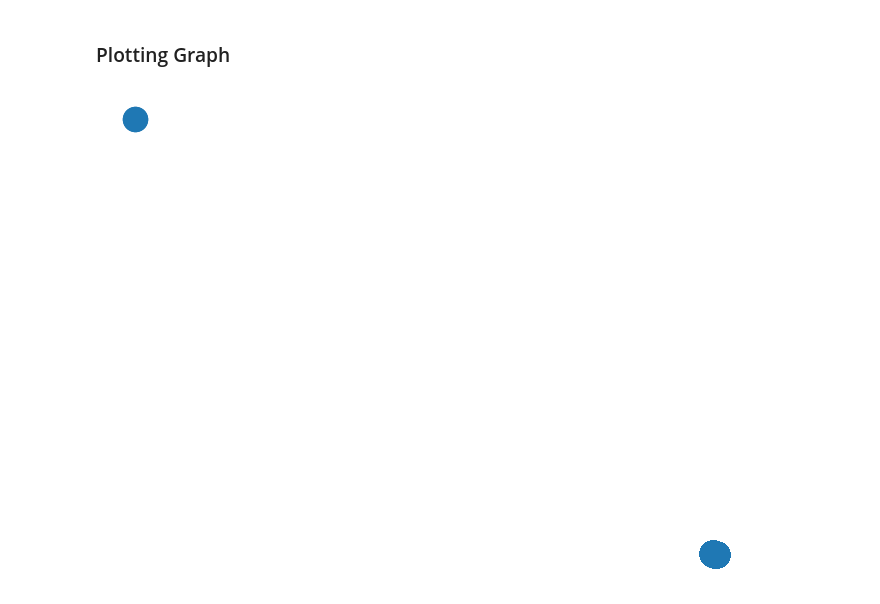
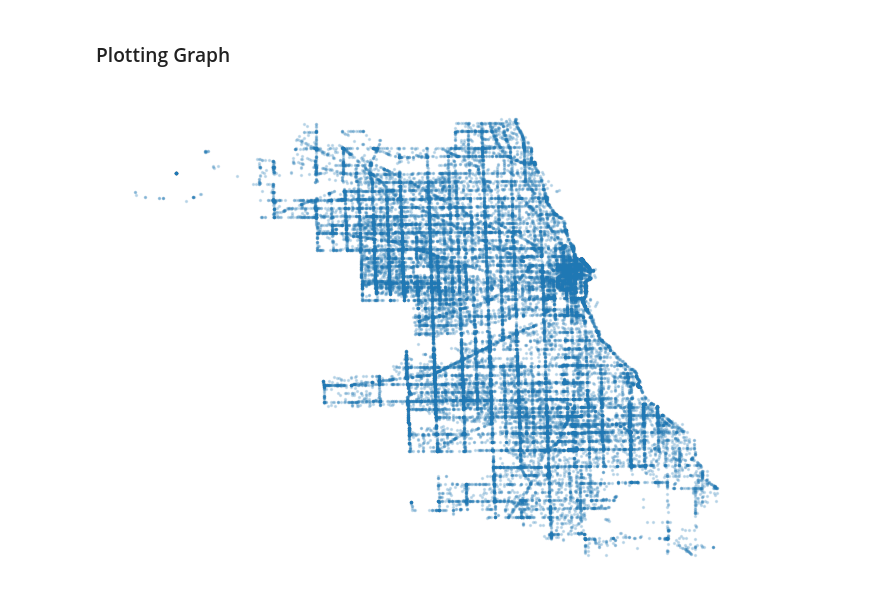
Before and after one commit to BlueOceanWave/CS579-Project-2, a Jupyter notebook: crashes_graph.ipynb, the cells around one changed output. Saved outputs shown, nothing was run; the diff lists cells and outputs as text; code cells hidden in the pictures.

```diff
--- a/crashes_graph.ipynb
+++ b/crashes_graph.ipynb
@@ -13,16 +13,12 @@ G = nx.Graph()
 # %%
-missing = 0
 df = pd.read_csv(file)
+added_nodes = 0
 for i in range(0, len(df)):
-    if np.isnan(df['LONGITUDE'][i]):
-        missing += 1
+    if np.isnan(df['LONGITUDE'][i]) or (df['LONGITUDE'][i] == 0):
+        continue
     else:
-        G.add_node(df['CRASH_RECORD_ID'][i],
-               pos=(df['LATITUDE'][i], df['LONGITUDE'][i]),
+        G.add_node(added_nodes,
+               pos=(df['LONGITUDE'][i], df['LATITUDE'][i]),
                lat=df['LATITUDE'][i],
                lon=df['LONGITUDE'][i])
-
-print(list(G.nodes(data=True))[5])
-print(list(G.nodes(data=True))[1005])
-print(list(G.nodes(data=True))[15678])
-print(list(G.nodes(data=True))[30789])
+        added_nodes+=1
@@ -36,10 +27,10 @@ print(list(G.nodes(data=True))[30789])
 # %%
 pos=nx.get_node_attributes(G,'pos')
 
 # Draw and save graph
-nx.draw(G, pos)
+nx.draw(G, pos, node_size=2, alpha=0.2)
 
 #plt.savefig("graph.png", dpi=1000)
 # plt.show()
 # %% [output]
-[figure, old version]
+[figure, new version]
```
Also changed, not shown: parts of 4 cells of this notebook.
